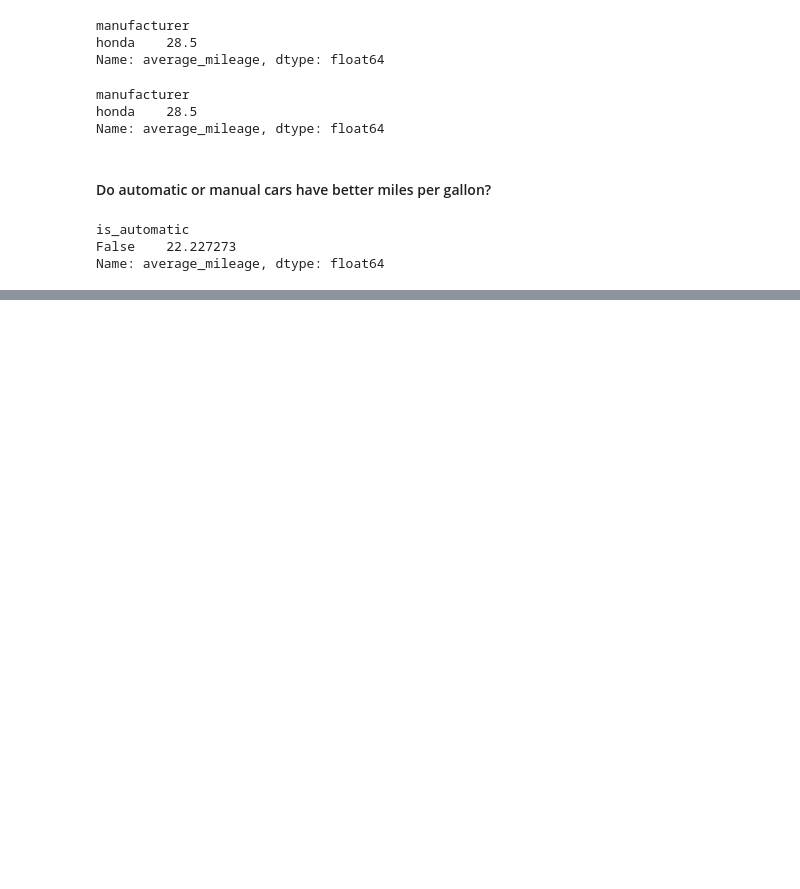
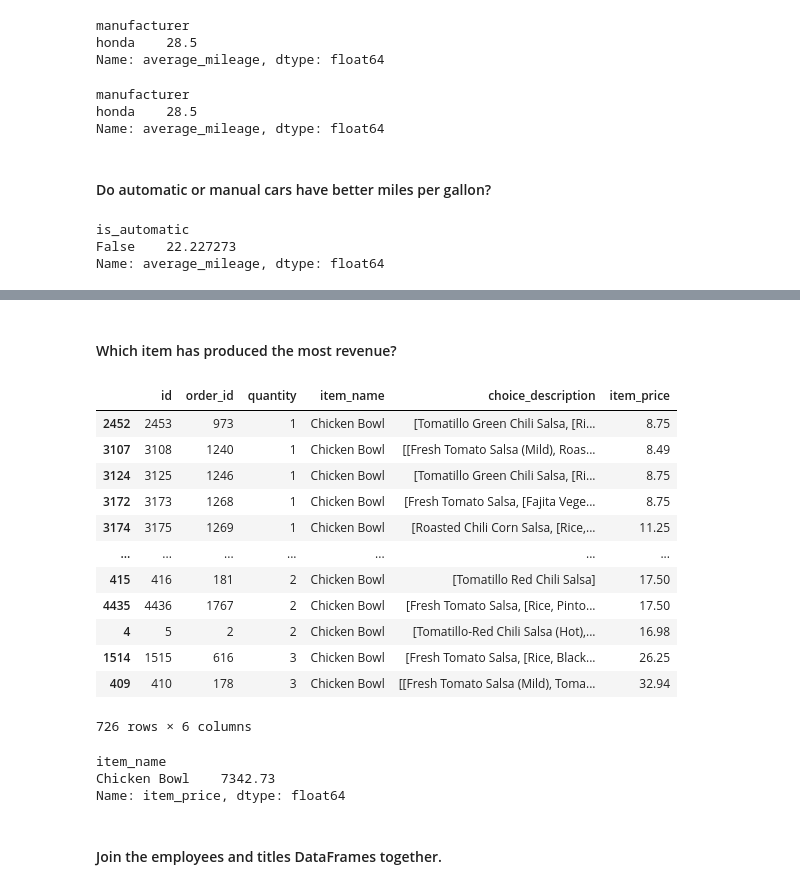
Before and after one commit to CodeupClassroom/pagel-data-science-libraries, a Jupyter notebook: advanced_df_exercises.ipynb, the cells around one changed output, grey strips where cells are left out. Drawn from its saved outputs; the diff is of its cells as text; code cells hidden in the pictures; blank space fills up the shorter version.

```diff
--- a/advanced_df_exercises.ipynb
+++ b/advanced_df_exercises.ipynb
@@ -529,0 +571,2 @@ Name: average_mileage, dtype: float64
+# %%
+orders.item_price = orders.item_price.str.strip('$').astype(float)
@@ -529,0 +629,26 @@ Name: average_mileage, dtype: float64
+# %% [markdown]
+#### Which item has produced the most revenue?
+# %%
+orders [orders.item_name == 'Chicken Bowl'].sort_values('quantity')
+# %% [output]
+|  | id | order_id | quantity | item_name | choice_description | item_price |
+| 2452 | 2453 | 973 | 1 | Chicken Bowl | [Tomatillo Green Chili Salsa, [Ri... | 8.75 |
+| 3107 | 3108 | 1240 | 1 | Chicken Bowl | [[Fresh Tomato Salsa (Mild), Roas... | 8.49 |
+| 3124 | 3125 | 1246 | 1 | Chicken Bowl | [Tomatillo Green Chili Salsa, [Ri... | 8.75 |
+| 3172 | 3173 | 1268 | 1 | Chicken Bowl | [Fresh Tomato Salsa, [Fajita Vege... | 8.75 |
+| 3174 | 3175 | 1269 | 1 | Chicken Bowl | [Roasted Chili Corn Salsa, [Rice,... | 11.25 |
+| ... | ... | ... | ... | ... | ... | ... |
+| 415 | 416 | 181 | 2 | Chicken Bowl | [Tomatillo Red Chili Salsa] | 17.50 |
+| 4435 | 4436 | 1767 | 2 | Chicken Bowl | [Fresh Tomato Salsa, [Rice, Pinto... | 17.50 |
+| 4 | 5 | 2 | 2 | Chicken Bowl | [Tomatillo-Red Chili Salsa (Hot),... | 16.98 |
+| 1514 | 1515 | 616 | 3 | Chicken Bowl | [Fresh Tomato Salsa, [Rice, Black... | 26.25 |
+| 409 | 410 | 178 | 3 | Chicken Bowl | [[Fresh Tomato Salsa (Mild), Toma... | 32.94 |
+726 rows × 6 columns
+# %%
+orders.groupby('item_name').item_price.sum().nlargest(1)
+# %% [output]
+item_name
+Chicken Bowl    7342.73
+Name: item_price, dtype: float64
+# %% [markdown]
+#### Join the employees and titles DataFrames together.
```
Also changed, not shown: parts of 30 cells of this notebook.
